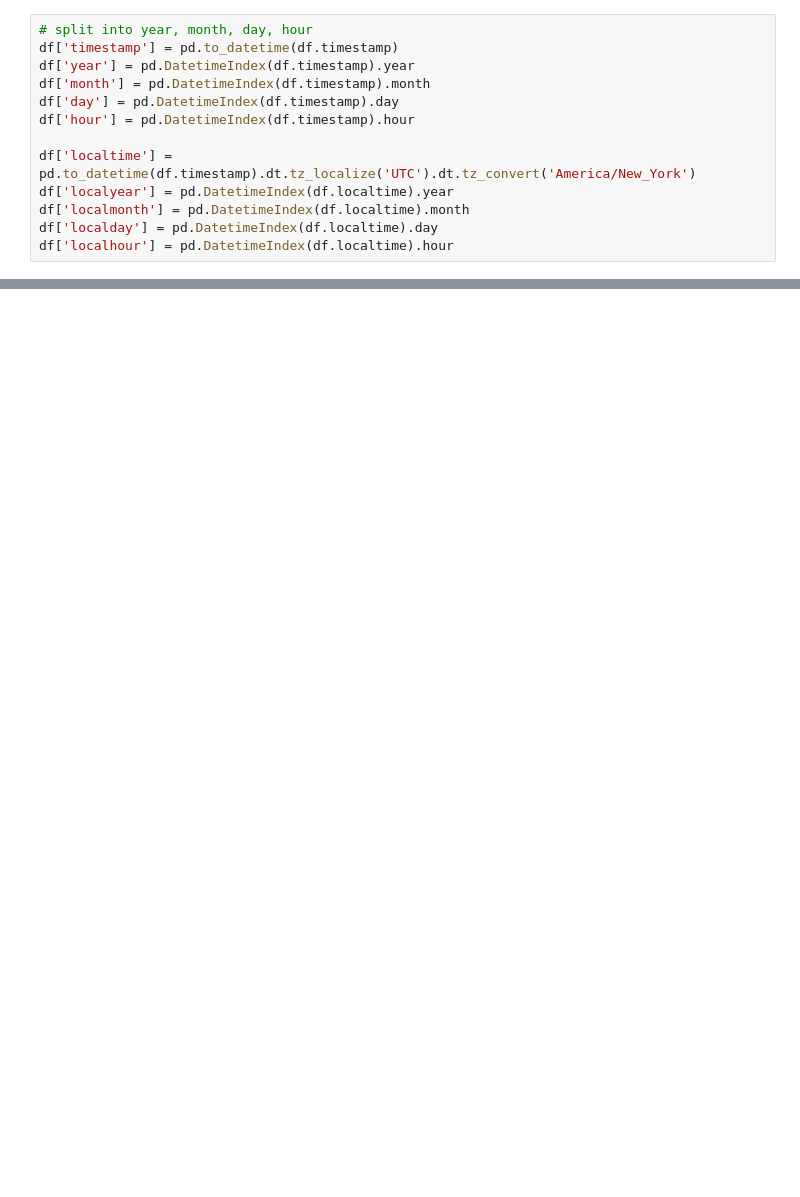
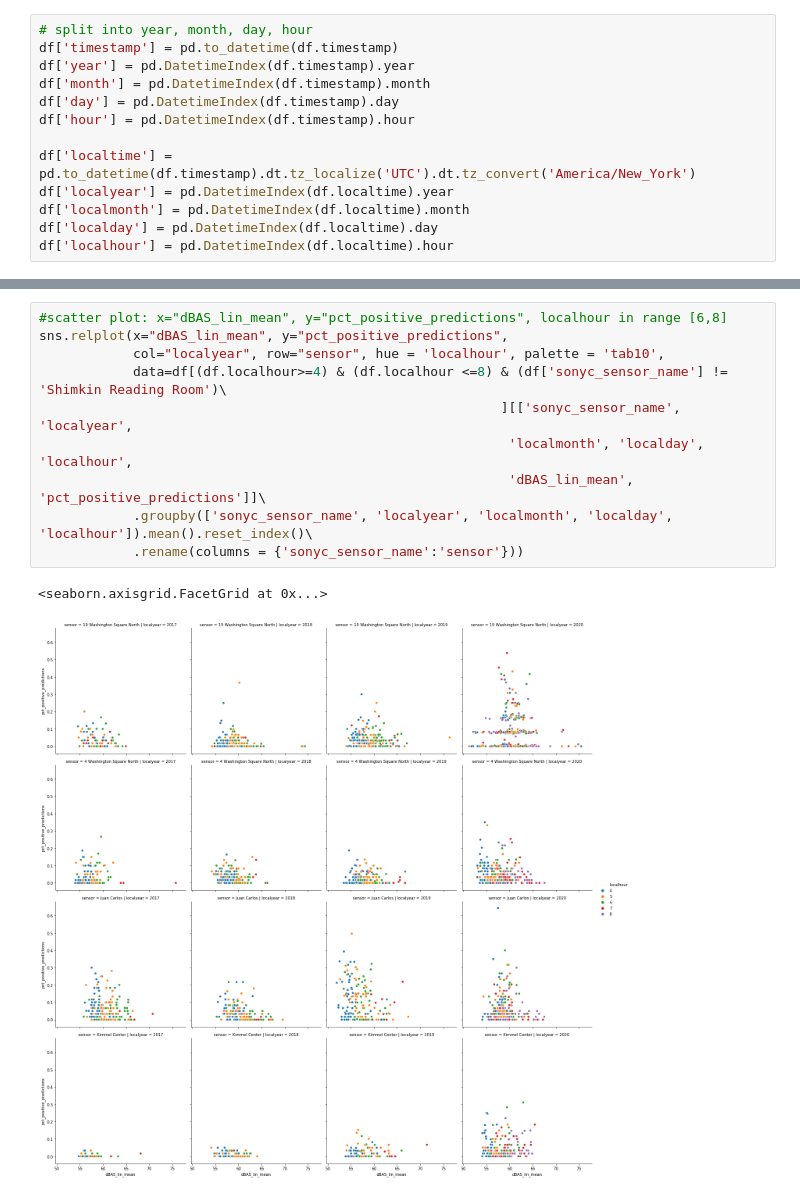
Before and after one commit to meiguan/urban_birds, a Jupyter notebook: model/relationship_spl_vs_yamnet_bird_predictions.ipynb, the cells around one changed output, grey strips where cells are left out. Drawn from its saved outputs; the diff is of its cells as text; blank space fills up the shorter version.

```diff
--- a/model/relationship_spl_vs_yamnet_bird_predictions.ipynb
+++ b/model/relationship_spl_vs_yamnet_bird_predictions.ipynb
@@ -55 +94,14 @@ Index(['timestamp', 'sonyc_sensor_id', 'sonyc_sensor_name', 'dBAS_lin_mean',
+# %%
+#scatter plot: x="dBAS_lin_mean", y="pct_positive_predictions", localhour in range [6,8]
+sns.relplot(x="dBAS_lin_mean", y="pct_positive_predictions",
+            col="localyear", row="sensor", hue = 'localhour', palette = 'tab10',
+            data=df[(df.localhour>=4) & (df.localhour <=8) & (df['sonyc_sensor_name'] != 'Shimkin Reading Room')\
+                                                           ][['sonyc_sensor_name', 'localyear',
+                                                            'localmonth', 'localday', 'localhour',
+                                                            'dBAS_lin_mean', 'pct_positive_predictions']]\
+            .groupby(['sonyc_sensor_name', 'localyear', 'localmonth', 'localday', 'localhour']).mean().reset_index()\
+            .rename(columns = {'sonyc_sensor_name':'sensor'}))
+# %% [output]
+<seaborn.axisgrid.FacetGrid at 0x...>
+[figure, added]
 # %%
```
Also changed, not shown: parts of 52 cells of this notebook, 1 other file.
